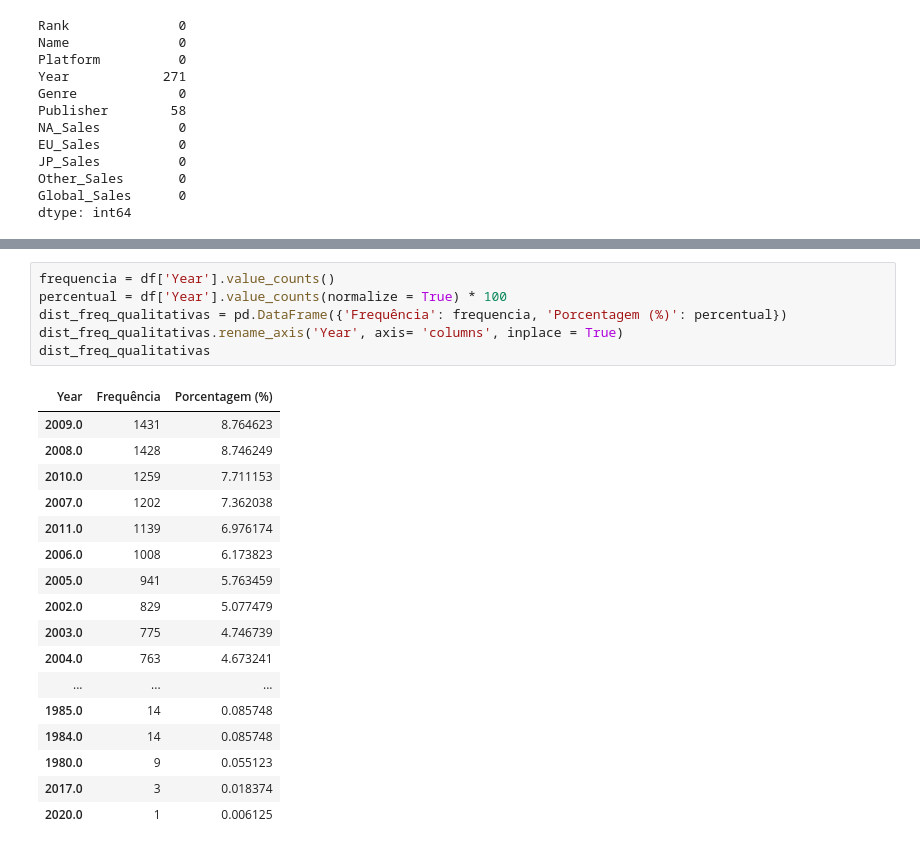
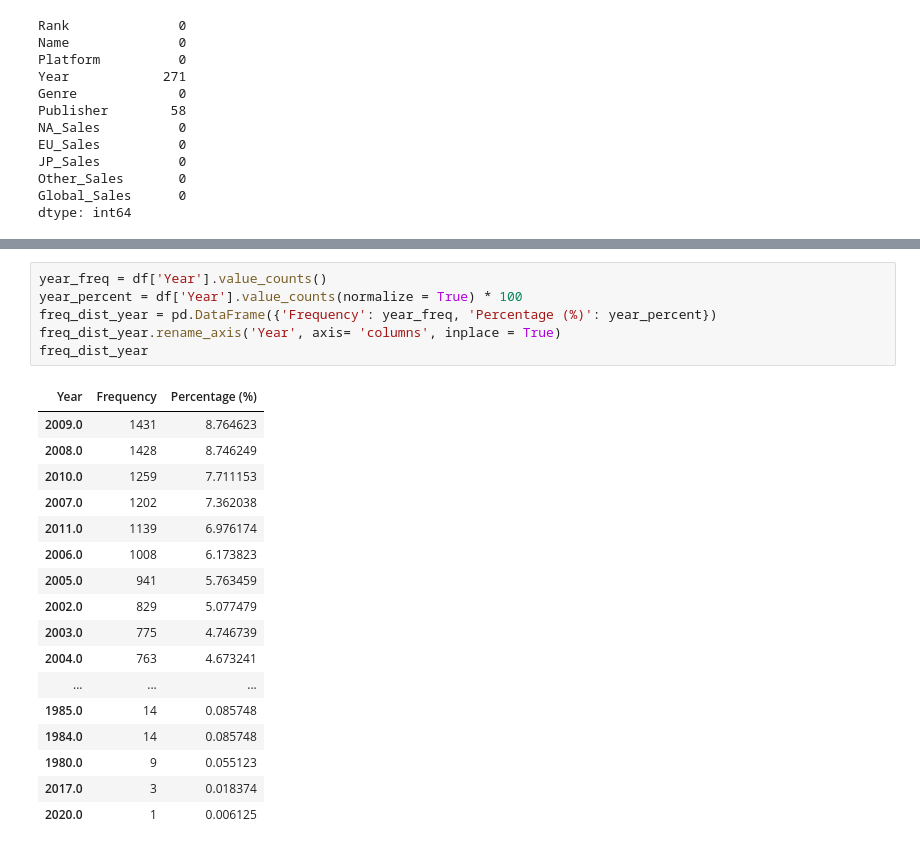
Before and after one commit to DavidCumaru/VideoGameSales, a Jupyter notebook: Video Game Sales.ipynb, the cells around one changed output, grey strips where cells are left out. Cells and saved outputs as stored; diff of their text form.

```diff
--- a/Video Game Sales.ipynb
+++ b/Video Game Sales.ipynb
@@ -113,11 +133,11 @@ dtype: int64
 # %%
-frequencia = df['Year'].value_counts()
-percentual = df['Year'].value_counts(normalize = True) * 100
-dist_freq_qualitativas = pd.DataFrame({'Frequência': frequencia, 'Porcentagem (%)': percentual})
-dist_freq_qualitativas.rename_axis('Year', axis= 'columns', inplace = True)
-dist_freq_qualitativas
+year_freq = df['Year'].value_counts()
+year_percent = df['Year'].value_counts(normalize = True) * 100
+freq_dist_year = pd.DataFrame({'Frequency': year_freq, 'Percentage (%)': year_percent})
+freq_dist_year.rename_axis('Year', axis= 'columns', inplace = True)
+freq_dist_year
 # %% [output]
-| Year | Frequência | Porcentagem (%) |
+| Year | Frequency | Percentage (%) |
 | 2009.0 | 1431 | 8.764623 |
 | 2008.0 | 1428 | 8.746249 |
 | 2010.0 | 1259 | 7.711153 |
```
Also changed, not shown: parts of 26 cells of this notebook.
